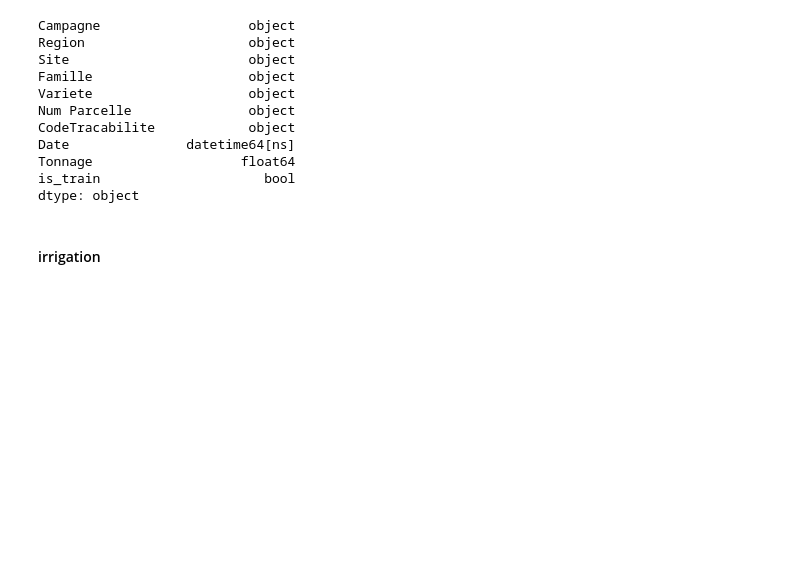
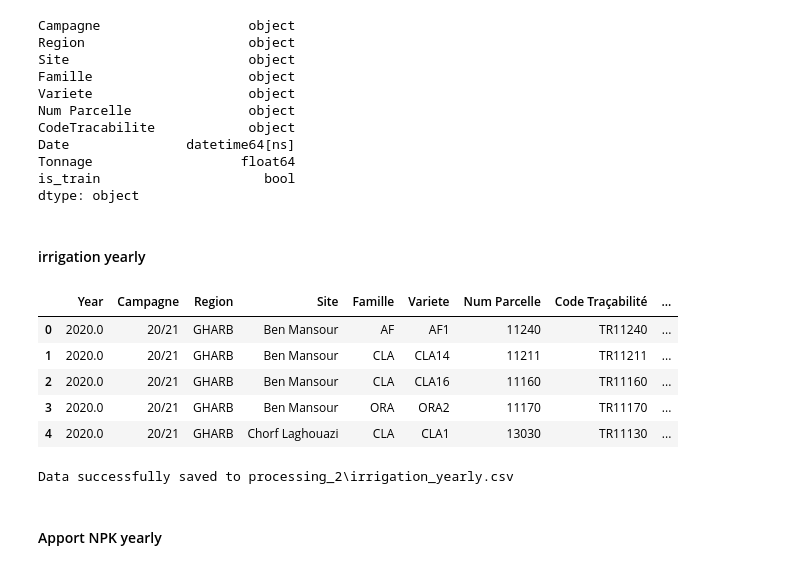
Before and after one commit to Yassmine2020/AgrumeProdPred, a Jupyter notebook: source_code1.ipynb, the cells around one changed output. Cells and saved outputs as stored; diff of their text form; code cells hidden in the pictures; blank space fills up the shorter version.

Commit message:
merging + tiny part of cleaning

```diff
--- a/source_code1.ipynb
+++ b/source_code1.ipynb
@@ -315,4 +316,21 @@ Tonnage                   float64
 is_train                     bool
 dtype: object
 # %% [markdown]
-#### irrigation
+#### irrigation yearly
+# %%
+# Load the dataset
+combined_irrigation = pd.read_csv("processing_1/combined_irrigation.csv", index_col=False)
+
+# Clean the 'Qté eau (m3)' column
+combined_irrigation['Qté eau (m3)'] = combined_irrigation['Qté eau (m3)'].str.replace(',', '.')
+combined_irrigation['Qté eau (m3)'] = combined_irrigation['Qté eau (m3)'].str.replace(r'[^\d.-]', '', regex=True).astype(float)
+
+# Convert the 'Date' column to datetime format and extract the year
+combined_irrigation['Date'] = pd.to_datetime(combined_irrigation['Date'])
+# %% [output]
+|  | Year | Campagne | Region | Site | Famille | Variete | Num Parcelle | Code Traçabilité | ... |
+| 0 | 2020.0 | 20/21 | GHARB | Ben Mansour | AF | AF1 | 11240 | TR11240 | ... |
+| 1 | 2020.0 | 20/21 | GHARB | Ben Mansour | CLA | CLA14 | 11211 | TR11211 | ... |
+| 2 | 2020.0 | 20/21 | GHARB | Ben Mansour | CLA | CLA16 | 11160 | TR11160 | ... |
+| 3 | 2020.0 | 20/21 | GHARB | Ben Mansour | ORA | ORA2 | 11170 | TR11170 | ... |
+| 4 | 2020.0 | 20/21 | GHARB | Chorf Laghouazi | CLA | CLA1 | 13030 | TR11130 | ... |
@@ -318,0 +348,14 @@ dtype: object
+# %%
+# Ensure the folder exists
+if not os.path.exists(folder_path2):
+    os.makedirs(folder_path2)
+
+# Specify the full file path (folder path + file name)
+file_path = os.path.join(folder_path2, 'irrigation_yearly.csv')
+
+# Save the DataFrame to a CSV file
+grouped_irrigation.to_csv(file_path, index=False)
+# %% [output]
+Data successfully saved to processing_2\irrigation_yearly.csv
+# %% [markdown]
+#### Apport NPK yearly
```
Also changed, not shown: parts of 25 cells of this notebook, 3 other files.
